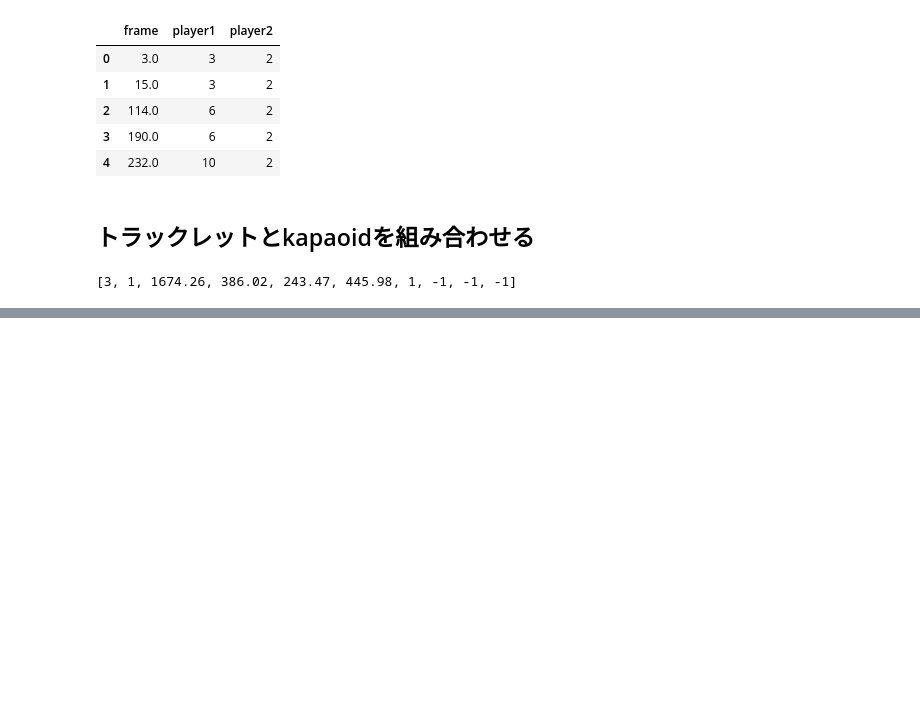
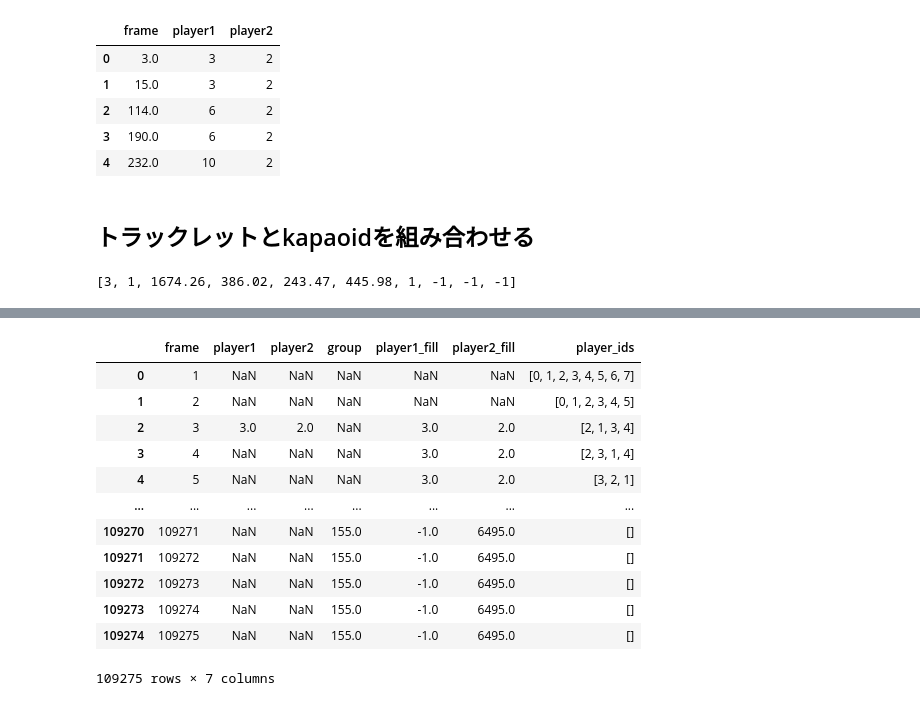
Before and after one commit to mei28/deep_sort, a Jupyter notebook: exp/20220609/rally.ipynb, the cells around one changed output, grey strips where cells are left out. Cells and saved outputs as stored; diff of their text form; code cells hidden in the pictures; blank space fills up the shorter version.

```diff
--- a/exp/20220609/rally.ipynb
+++ b/exp/20220609/rally.ipynb
@@ -145,10 +146,13 @@ tracklet.head()
 | 4 | 232.0 | 10 | 2 |
 # %%
 max_frame = 109275 +1
-all_df = pd.DataFrame({'frame':list(range(max_frame))})
+all_df = pd.DataFrame({'frame':list(range(1,max_frame))})
 all_df = pd.merge(all_df,tracklet,on='frame',how='left')
 all_df = pd.merge(all_df,df[['start_frame','group']],left_on='frame',right_on='start_frame',how='left').drop(columns='start_frame')
 all_df['group'] = all_df['group'].fillna(method='ffill')
+for c in ['player1','player2']:
+    all_df[c] = all_df[c].replace({'-':-1})
+    all_df[c] = all_df[c].astype(float)
 # %% [markdown]
 ## トラックレットとkapaoidを組み合わせる
 # %%
@@ -204,0 +210,12 @@ Wall time: 15min 40s
+# %%
+# with open(str(data_file_path/'player_id_dict.pickle'),'rb') as f:
+#     kapao_deepsort_data = pickle.load(f)
+
+# kapao_deepsort_data = list(sorted(kapao_deepsort_data.items(), key=lambda x: x[0]))
+
+# kapao_deepsort_data_df = pd.DataFrame(kapao_deepsort_data,columns=['frame_id','player_ids'])
+
+# kapao_deepsort_data_df.to_parquet(str(data_file_path/'deepsort_player_ids.parquet'))
+
+deepsort_player_ids_df = pd.read_parquet(str(data_file_path/'deepsort_player_ids.parquet'))
+deepsort_player_ids_df.head()
@@ -204,0 +229,3 @@ Wall time: 15min 40s
+# %%
+for c in ['player1','player2']:
+    all_df[c+'_fill'] = all_df[c].fillna(method='ffill')
@@ -204,0 +241,17 @@ Wall time: 15min 40s
+# %%
+merged_df = pd.merge(all_df,deepsort_player_ids_df, left_on='frame', right_on='frame_id',how='left').drop(columns=['frame_id'])
+merged_df
+# %% [output]
+|  | frame | player1 | player2 | group | player1_fill | player2_fill | player_ids |
+| 0 | 1 | NaN | NaN | NaN | NaN | NaN | [0, 1, 2, 3, 4, 5, 6, 7] |
+| 1 | 2 | NaN | NaN | NaN | NaN | NaN | [0, 1, 2, 3, 4, 5] |
+| 2 | 3 | 3.0 | 2.0 | NaN | 3.0 | 2.0 | [2, 1, 3, 4] |
+| 3 | 4 | NaN | NaN | NaN | 3.0 | 2.0 | [2, 3, 1, 4] |
+| 4 | 5 | NaN | NaN | NaN | 3.0 | 2.0 | [3, 2, 1] |
+| ... | ... | ... | ... | ... | ... | ... | ... |
+| 109270 | 109271 | NaN | NaN | 155.0 | -1.0 | 6495.0 | [] |
+| 109271 | 109272 | NaN | NaN | 155.0 | -1.0 | 6495.0 | [] |
+| 109272 | 109273 | NaN | NaN | 155.0 | -1.0 | 6495.0 | [] |
+| 109273 | 109274 | NaN | NaN | 155.0 | -1.0 | 6495.0 | [] |
+| 109274 | 109275 | NaN | NaN | 155.0 | -1.0 | 6495.0 | [] |
+109275 rows × 7 columns
```
Also changed, not shown: parts of 18 cells of this notebook, 1 other file.
